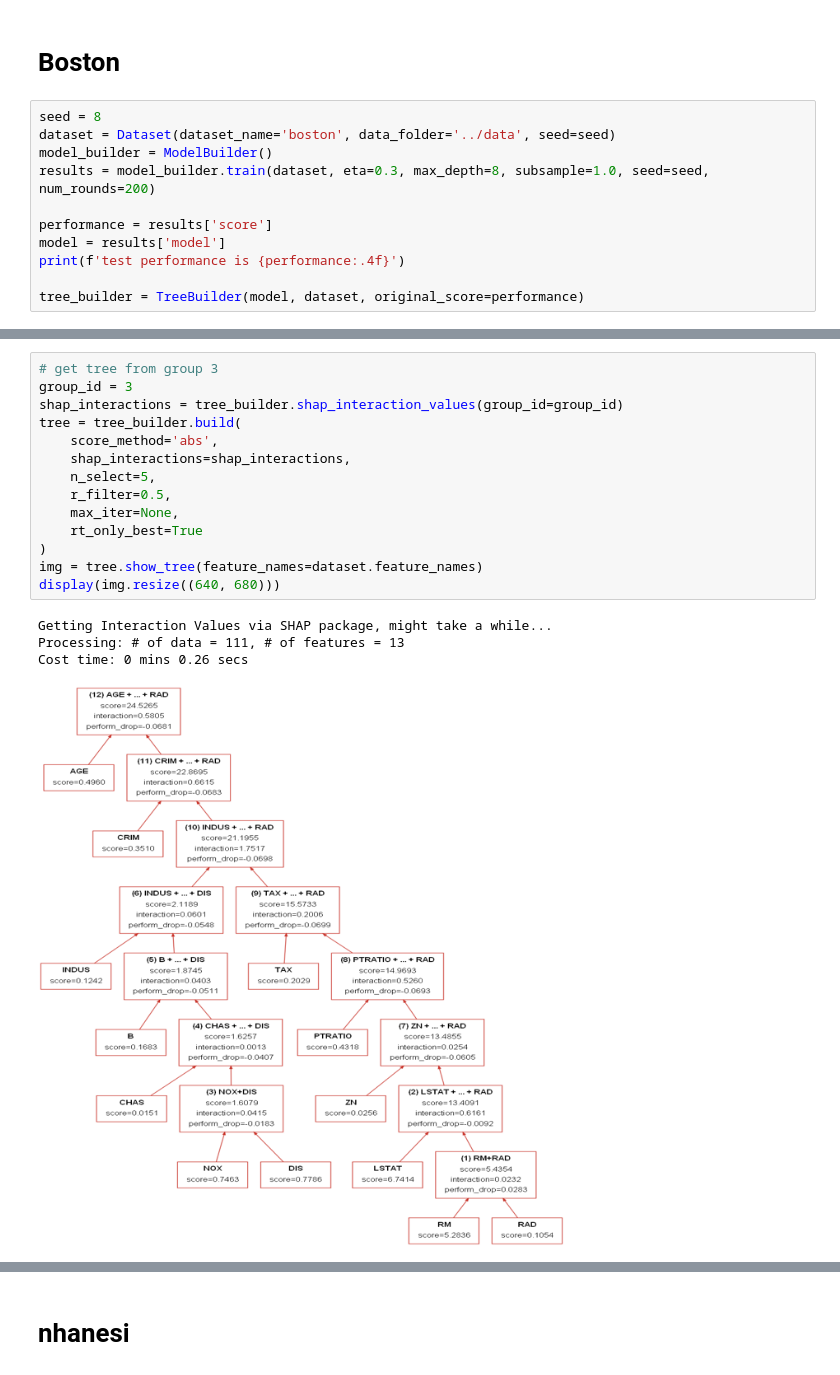
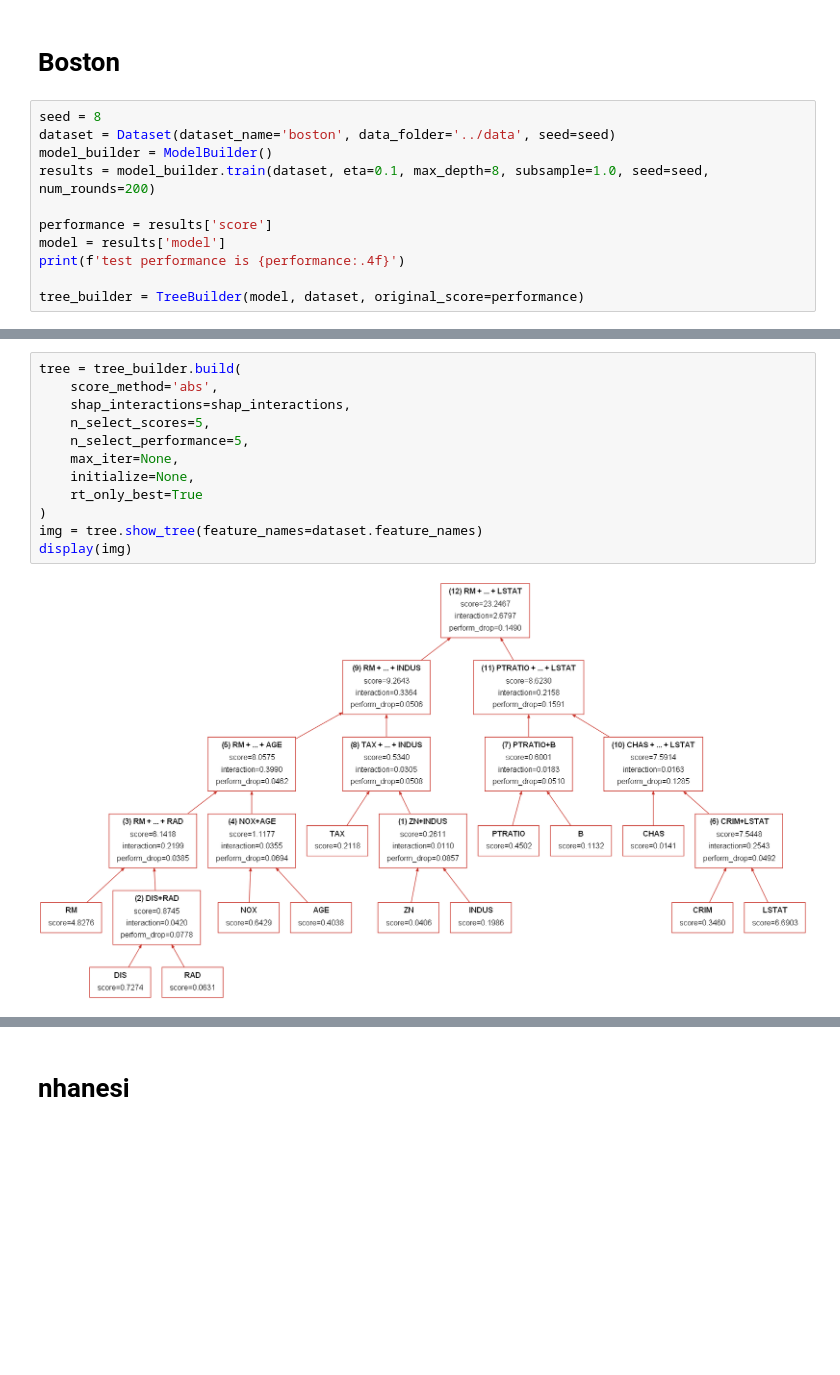
Before and after one commit to simonjisu/FeatureInteractionTree, a Jupyter notebook: notebooks/Finer Granularity Explanation.ipynb, the cells around one changed output, grey strips where cells are left out. Drawn from its saved outputs; the diff is of its cells as text; blank space fills up the shorter version.

```diff
--- a/notebooks/Finer Granularity Explanation.ipynb
+++ b/notebooks/Finer Granularity Explanation.ipynb
@@ -205,7 +400,7 @@ display(img.resize((640, 680)))
 seed = 8
 dataset = Dataset(dataset_name='boston', data_folder='../data', seed=seed)
 model_builder = ModelBuilder()
-results = model_builder.train(dataset, eta=0.3, max_depth=8, subsample=1.0, seed=seed, num_rounds=200)
+results = model_builder.train(dataset, eta=0.1, max_depth=8, subsample=1.0, seed=seed, num_rounds=200)
 
 performance = results['score']
 model = results['model']
@@ -259,19 +490,14 @@ Cost time: 0 mins 0.27 secs
 # %%
-# get tree from group 3
-group_id = 3
-shap_interactions = tree_builder.shap_interaction_values(group_id=group_id)
 tree = tree_builder.build(
     score_method='abs',
     shap_interactions=shap_interactions,
-    n_select=5,
-    r_filter=0.5,
+    n_select_scores=5,
+    n_select_performance=5,
     max_iter=None,
+    initialize=None,
     rt_only_best=True
 )
 img = tree.show_tree(feature_names=dataset.feature_names)
-display(img.resize((640, 680)))
+display(img)
 # %% [output]
-Getting Interaction Values via SHAP package, might take a while...
-Processing: # of data = 111, # of features = 13
-Cost time: 0 mins 0.26 secs
-[figure, old version]
+[figure, new version]
```
Also changed, not shown: parts of 66 cells of this notebook, 4 other files.
